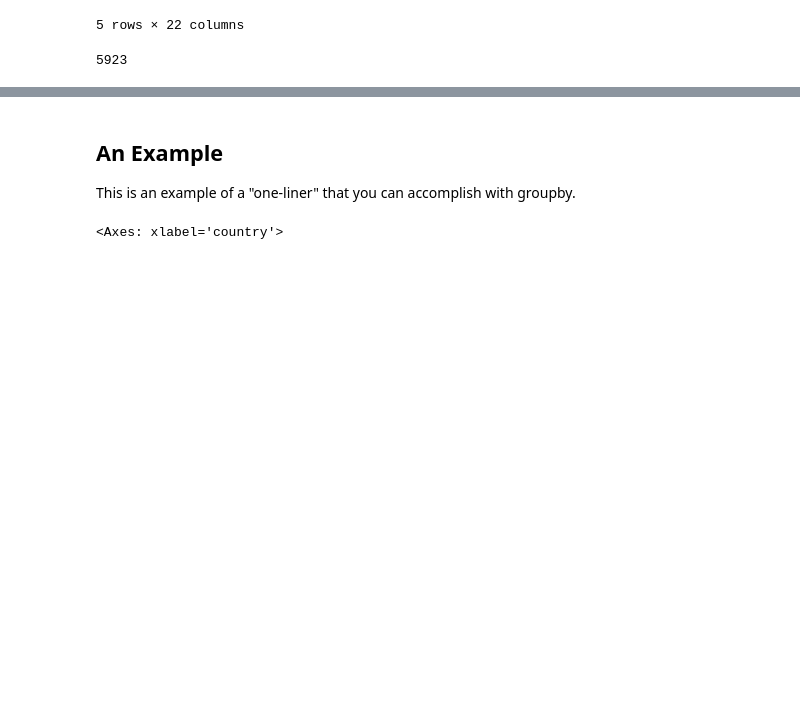
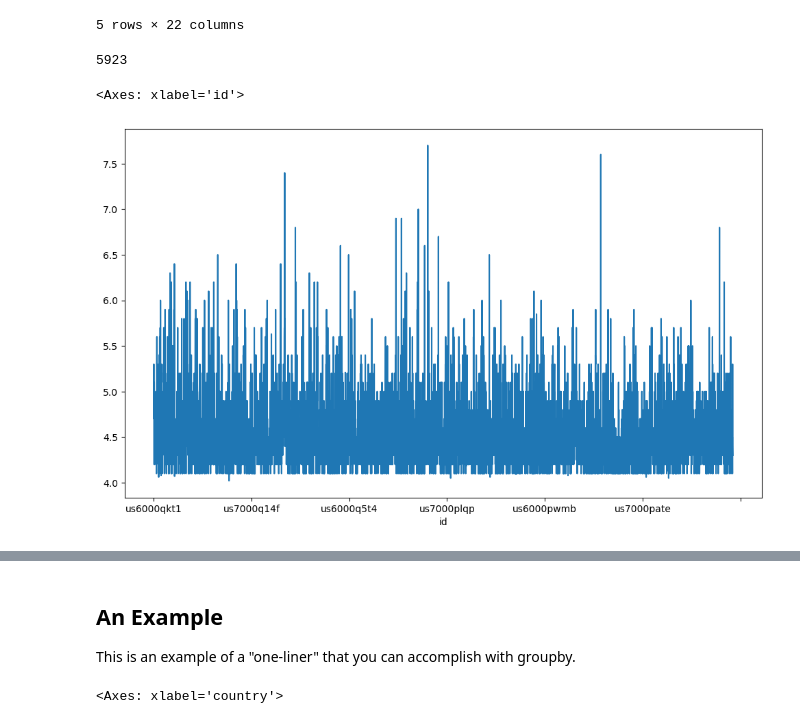
Before and after one commit to earth-DS-ML/summer_2025, a Jupyter notebook: _sources/lectures_DS/pandas/pandas_groupby.ipynb, the cells around one changed output, grey strips where cells are left out. Drawn from its saved outputs; the diff is of its cells as text; code cells hidden in the pictures; blank space fills up the shorter version.

```diff
--- a/_sources/lectures_DS/pandas/pandas_groupby.ipynb
+++ b/_sources/lectures_DS/pandas/pandas_groupby.ipynb
@@ -37,3 +37,8 @@ df.head()
 len(df)
 # %% [output]
 5923
+# %%
+df.mag.plot()
+# %% [output]
+<Axes: xlabel='id'>
+[figure, added]
```
Also changed, not shown: parts of 35 cells of this notebook, 39 other files.
